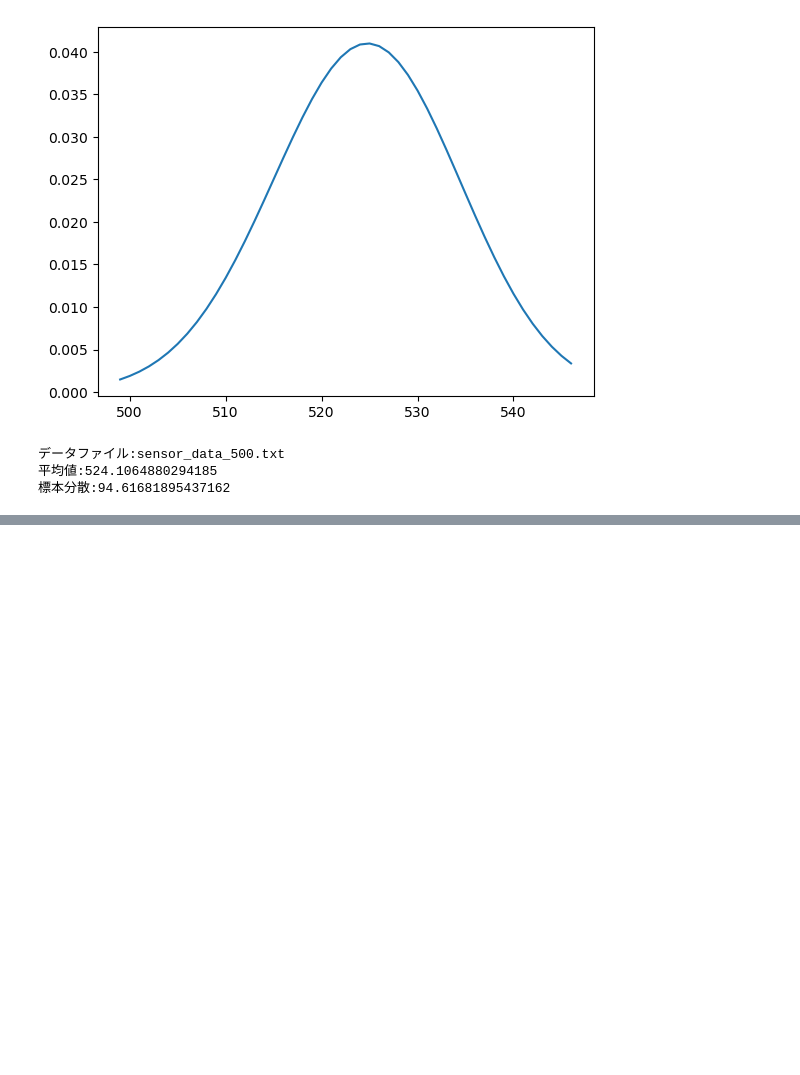
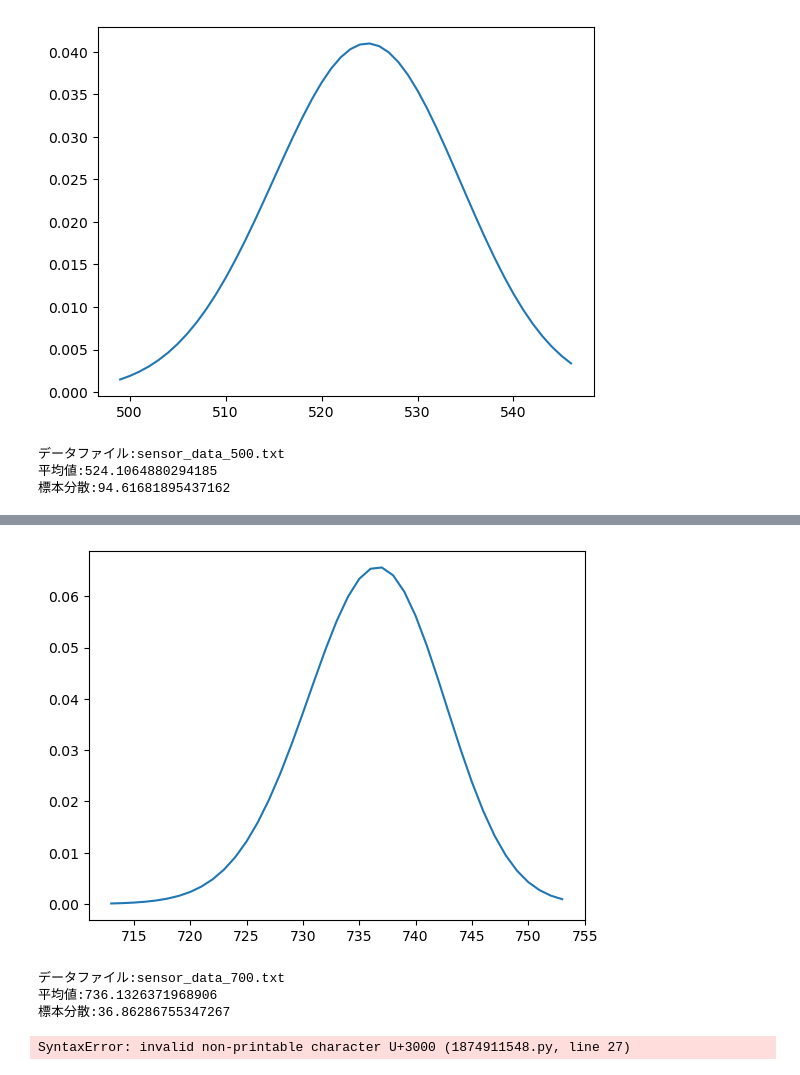
Before and after one commit to terimayowasabi/Probabilistic-Robotics, a Jupyter notebook: section_sensor/chapterproblems2.8.ipynb, the cells around one changed output, grey strips where cells are left out. Cells and saved outputs as stored; diff of their text form; code cells hidden in the pictures; blank space fills up the shorter version.

```diff
--- a/section_sensor/chapterproblems2.8.ipynb
+++ b/section_sensor/chapterproblems2.8.ipynb
@@ -126,0 +159,48 @@ print(f"""
+# %%
+b_7 = binomial(data_7)
+x7 = xrange(data_7)
+P7 = b_7.pmf(x7)
+mean_7,var_7 = data_mv(data_7)
+
+plt.plot(x7,P7)
+plt.show()
+print(f"""
+データファイル:sensor_data_700.txt
+平均値:{mean_7}
+標本分散:{var_7}
+""")
+# %% [output]
+[figure, added]
+データファイル:sensor_data_700.txt
+平均値:736.1326371968906
+標本分散:36.86286755347267
+# %%
+P_f = {
+    200:b_2,
+    280:b_28,
+    300:b_3,
+    400:b_4,
+    500:b_5,
+    600:b_6,
+    700:b_7
+}
+
+estimation = bayes_estimation(634)
+mean_f = {
+    200: mean_2,
+    280: mean_28,
+    300: mean_3,
+    400: mean_4,
+    500: mean_5,
+    600: mean_6,
+    700: mean_7
+}
+distance_list = [200,280,300,400,500,600,700]
+
+estimation = bayes_estimation(521)
+
+distance = distance_list[np.argmax(estimation)]
+
+print(f"センサ値から推定される距離: {mean_f[distance]:.2f} mm")　　　# (:)表示形式の指定、(.2)小数第2位まで、(f)小数(float)として表示
+# %% [output]
+SyntaxError: invalid non-printable character U+3000 (1874911548.py, line 27)
```
Also changed, not shown: parts of 3 cells of this notebook.
